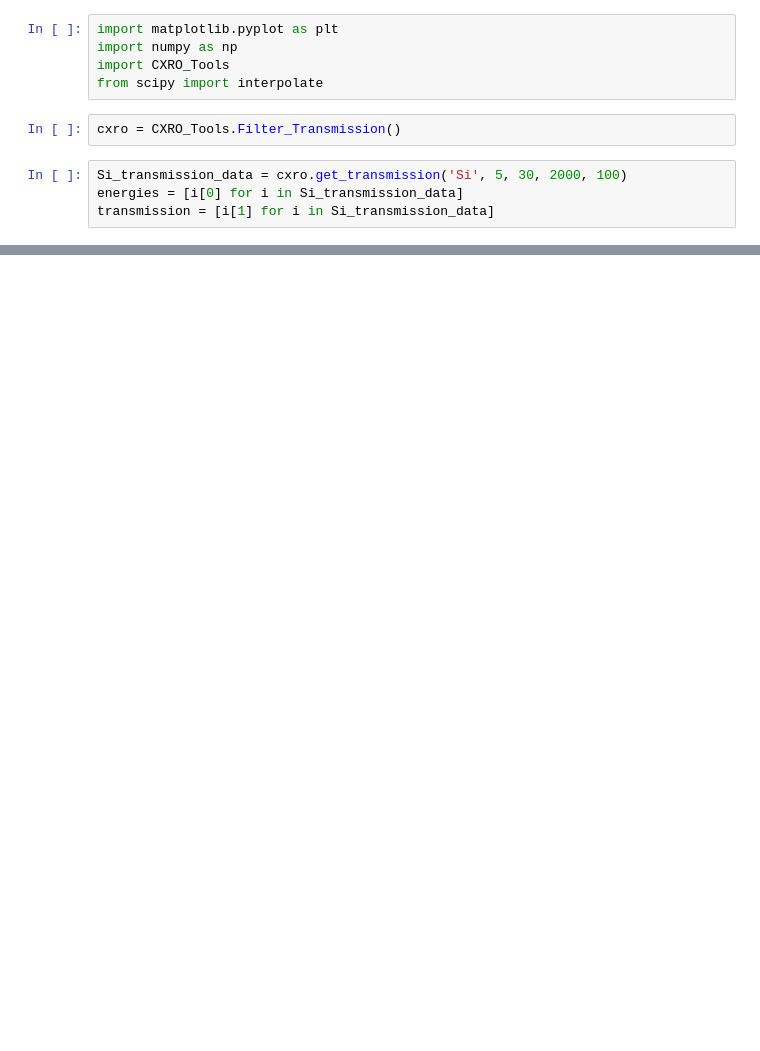
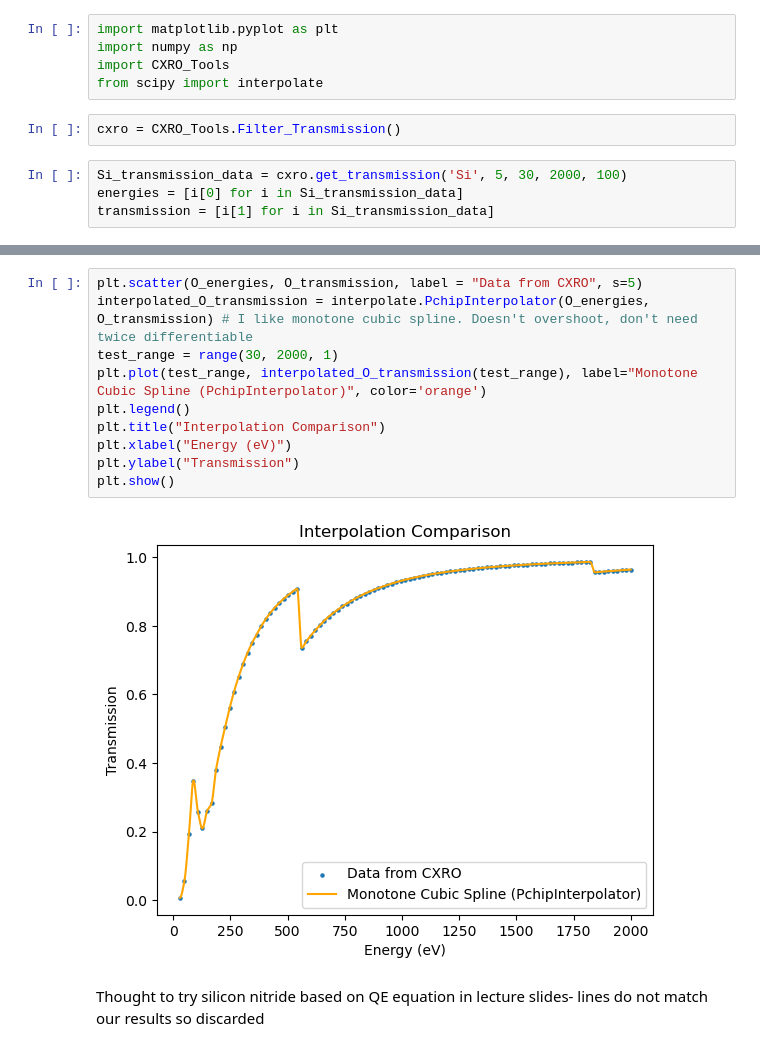
Before and after one commit to Cbantz/cxro_transmission_modelling, a Jupyter notebook: CXRO_Access_test_and_interpolation.ipynb, the cells around one changed output, grey strips where cells are left out. Saved outputs shown, nothing was run; the diff lists cells and outputs as text; blank space fills up the shorter version.

```diff
--- a/CXRO_Access_test_and_interpolation.ipynb
+++ b/CXRO_Access_test_and_interpolation.ipynb
@@ -32,0 +57,14 @@ plt.show()
+# %%
+plt.scatter(O_energies, O_transmission, label = "Data from CXRO", s=5)
+interpolated_O_transmission = interpolate.PchipInterpolator(O_energies, O_transmission) # I like monotone cubic spline. Doesn't overshoot, don't need twice differentiable
+test_range = range(30, 2000, 1)
+plt.plot(test_range, interpolated_O_transmission(test_range), label="Monotone Cubic Spline (PchipInterpolator)", color='orange')
+plt.legend()
+plt.title("Interpolation Comparison")
+plt.xlabel("Energy (eV)")
+plt.ylabel("Transmission")
+plt.show()
+# %% [output]
+[figure, added]
+# %% [markdown]
+Thought to try silicon nitride based on QE equation in lecture slides- lines do not match our results so discarded
```
Also changed, not shown: parts of 13 cells of this notebook.
